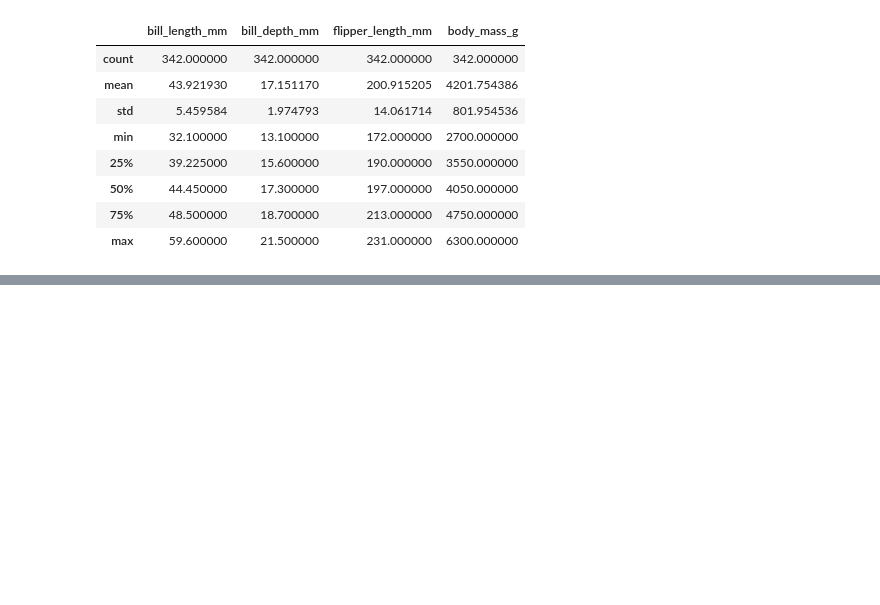
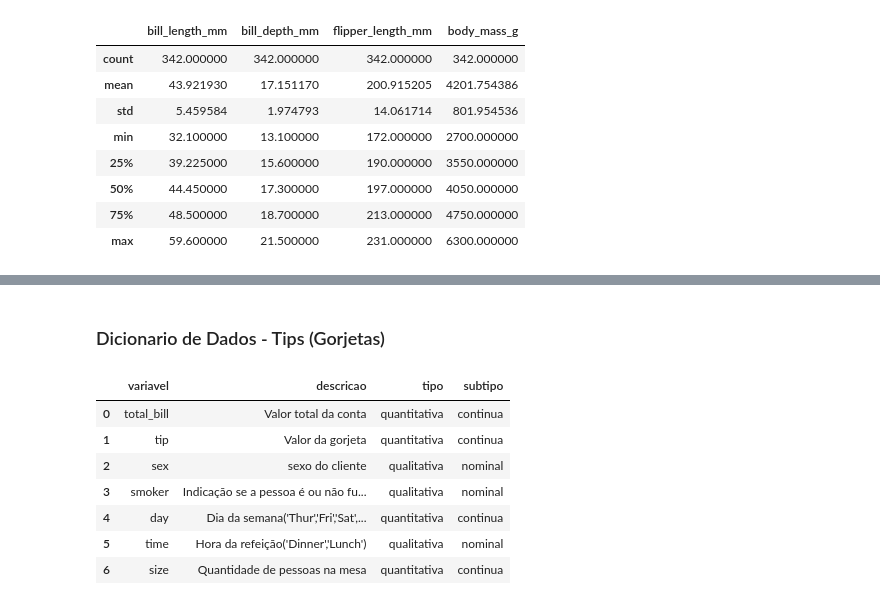
Before and after one commit to Everton-Braz/avanti-bootcamp-cdd, a Jupyter notebook: notebooks/01-estatistica-descritiva.ipynb, the cells around one changed output, grey strips where cells are left out. Drawn from its saved outputs; the diff is of its cells as text; code cells hidden in the pictures; blank space fills up the shorter version.

```diff
--- a/notebooks/01-estatistica-descritiva.ipynb
+++ b/notebooks/01-estatistica-descritiva.ipynb
@@ -97,0 +195,51 @@ df.describe()
+# %% [markdown]
+### Dicionario de Dados - Tips (Gorjetas)
+# %%
+df_dict = pd.DataFrame([
+{
+"variavel":"total_bill",
+"descricao": "Valor total da conta",
+"tipo":"quantitativa",
+"subtipo":"continua",
+},{
+"variavel":"tip",
+"descricao": "Valor da gorjeta",
+"tipo":"quantitativa",
+"subtipo":"continua",
+},{
+"variavel":"sex",
+"descricao":"sexo do cliente",
+"tipo":"qualitativa",
+"subtipo":"nominal",
+},{
+"variavel":"smoker",
+"descricao":"Indicação se a pessoa é ou não fumante",
+"tipo":"qualitativa",
+"subtipo":"nominal",
+},{
+"variavel":"day",
+"descricao":"Dia da semana('Thur','Fri','Sat','Sun')",
+"tipo":"quantitativa",
+"subtipo":"continua",
+},{
+"variavel":"time",
+"descricao":"Hora da refeição('Dinner','Lunch')",
+"tipo":"qualitativa",
+"subtipo":"nominal",
+},{
+"variavel":"size",
+"descricao":"Quantidade de pessoas na mesa",
+"tipo":"quantitativa",
+"subtipo":"continua",
+}
+])
+df_dict
+# %% [output]
+|  | variavel | descricao | tipo | subtipo |
+| 0 | total_bill | Valor total da conta | quantitativa | continua |
+| 1 | tip | Valor da gorjeta | quantitativa | continua |
+| 2 | sex | sexo do cliente | qualitativa | nominal |
+| 3 | smoker | Indicação se a pessoa é ou não fu... | qualitativa | nominal |
+| 4 | day | Dia da semana('Thur','Fri','Sat',... | quantitativa | continua |
+| 5 | time | Hora da refeição('Dinner','Lunch') | qualitativa | nominal |
+| 6 | size | Quantidade de pessoas na mesa | quantitativa | continua |
```
Also changed, not shown: parts of 12 cells of this notebook, 25 other files.
